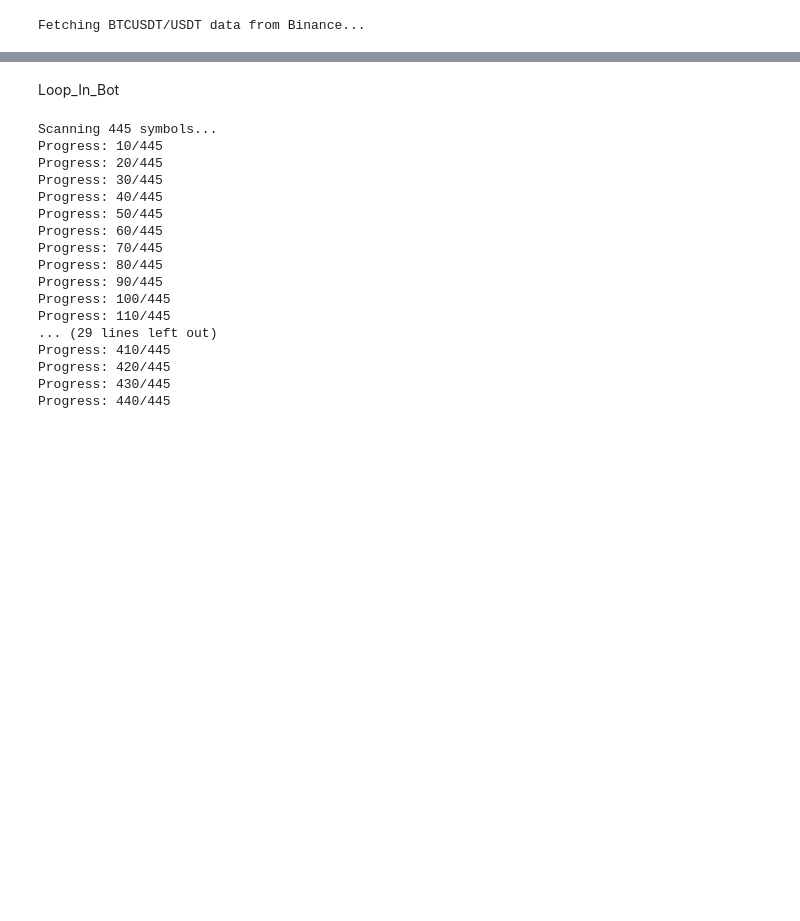
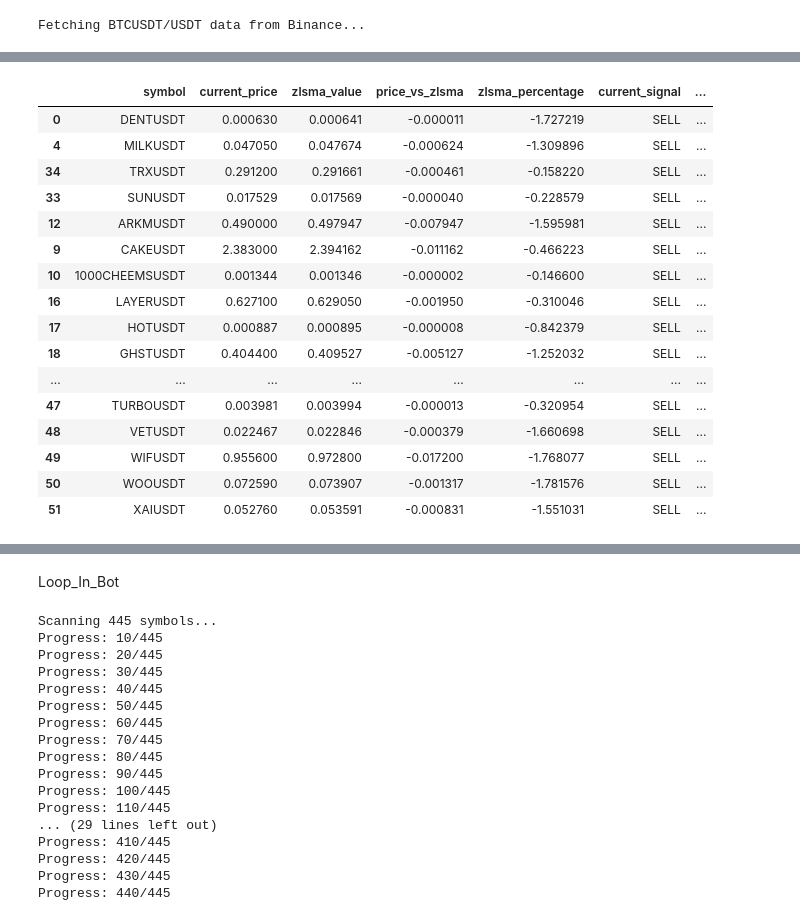
Before and after one commit to Arupreza/CrypBot, a Jupyter notebook: Future/Live_Trade_Future.ipynb, the cells around one changed output, grey strips where cells are left out. Drawn from its saved outputs; the diff is of its cells as text; code cells hidden in the pictures; blank space fills up the shorter version.

```diff
--- a/Future/Live_Trade_Future.ipynb
+++ b/Future/Live_Trade_Future.ipynb
@@ -510,3 +61,23 @@ x
+# %%
+results_both[results_both['current_signal'] == 'BUY']
+# %% [output]
+|  | symbol | current_price | zlsma_value | price_vs_zlsma | zlsma_percentage | current_signal | ... |
+| 0 | DENTUSDT | 0.000630 | 0.000641 | -0.000011 | -1.727219 | SELL | ... |
+| 4 | MILKUSDT | 0.047050 | 0.047674 | -0.000624 | -1.309896 | SELL | ... |
+| 34 | TRXUSDT | 0.291200 | 0.291661 | -0.000461 | -0.158220 | SELL | ... |
+| 33 | SUNUSDT | 0.017529 | 0.017569 | -0.000040 | -0.228579 | SELL | ... |
+| 12 | ARKMUSDT | 0.490000 | 0.497947 | -0.007947 | -1.595981 | SELL | ... |
+| 9 | CAKEUSDT | 2.383000 | 2.394162 | -0.011162 | -0.466223 | SELL | ... |
+| 10 | 1000CHEEMSUSDT | 0.001344 | 0.001346 | -0.000002 | -0.146600 | SELL | ... |
+| 16 | LAYERUSDT | 0.627100 | 0.629050 | -0.001950 | -0.310046 | SELL | ... |
+| 17 | HOTUSDT | 0.000887 | 0.000895 | -0.000008 | -0.842379 | SELL | ... |
+| 18 | GHSTUSDT | 0.404400 | 0.409527 | -0.005127 | -1.252032 | SELL | ... |
+| ... | ... | ... | ... | ... | ... | ... | ... |
+| 47 | TURBOUSDT | 0.003981 | 0.003994 | -0.000013 | -0.320954 | SELL | ... |
+| 48 | VETUSDT | 0.022467 | 0.022846 | -0.000379 | -1.660698 | SELL | ... |
+| 49 | WIFUSDT | 0.955600 | 0.972800 | -0.017200 | -1.768077 | SELL | ... |
+| 50 | WOOUSDT | 0.072590 | 0.073907 | -0.001317 | -1.781576 | SELL | ... |
+| 51 | XAIUSDT | 0.052760 | 0.053591 | -0.000831 | -1.551031 | SELL | ... |
 # %%
 # def sup_reg(list_):
 #     results_Sup_reg = scanner.scan_multiple_coins(list_['symbol'].tolist())
```
Also changed, not shown: parts of 42 cells of this notebook, 1 other file.
